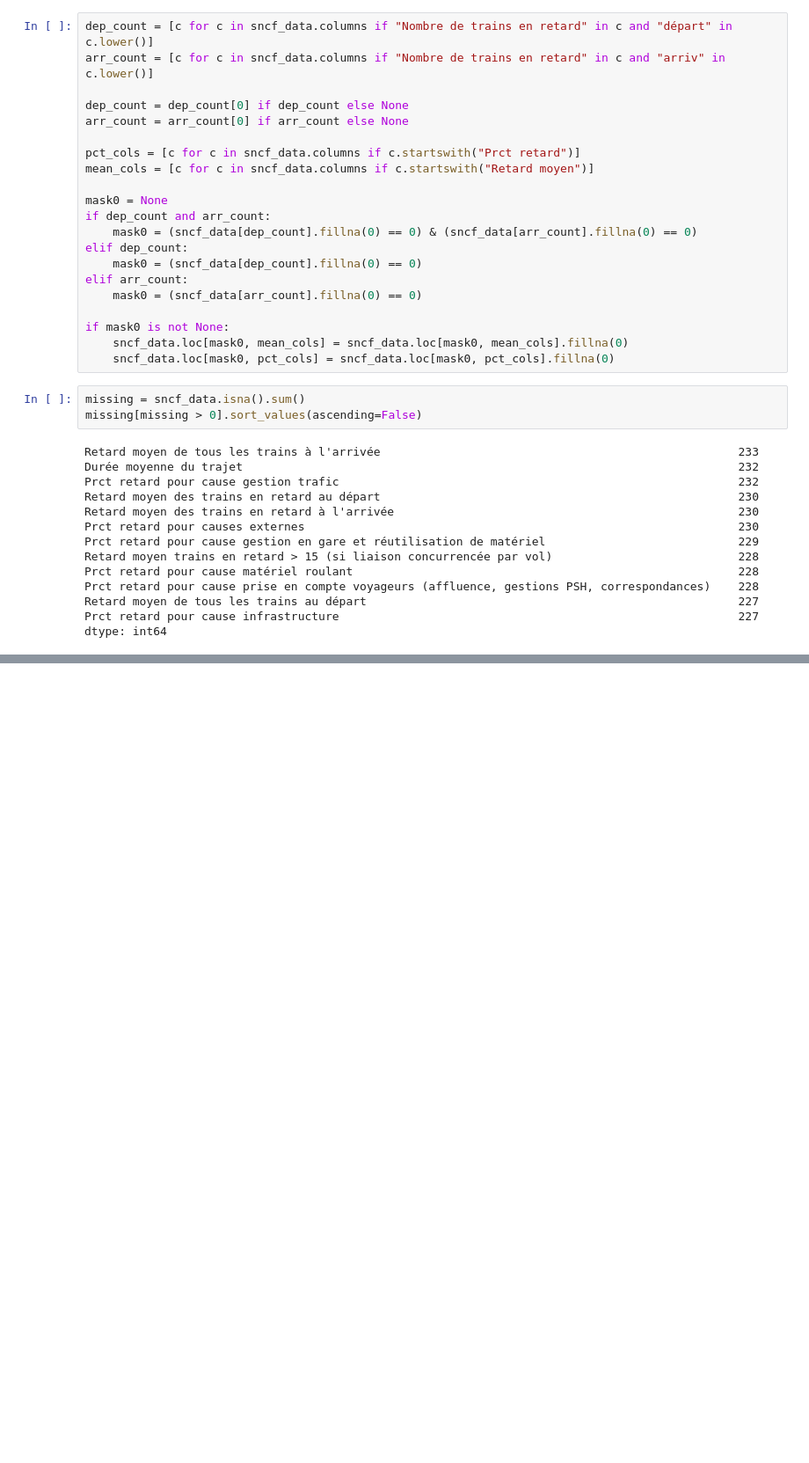
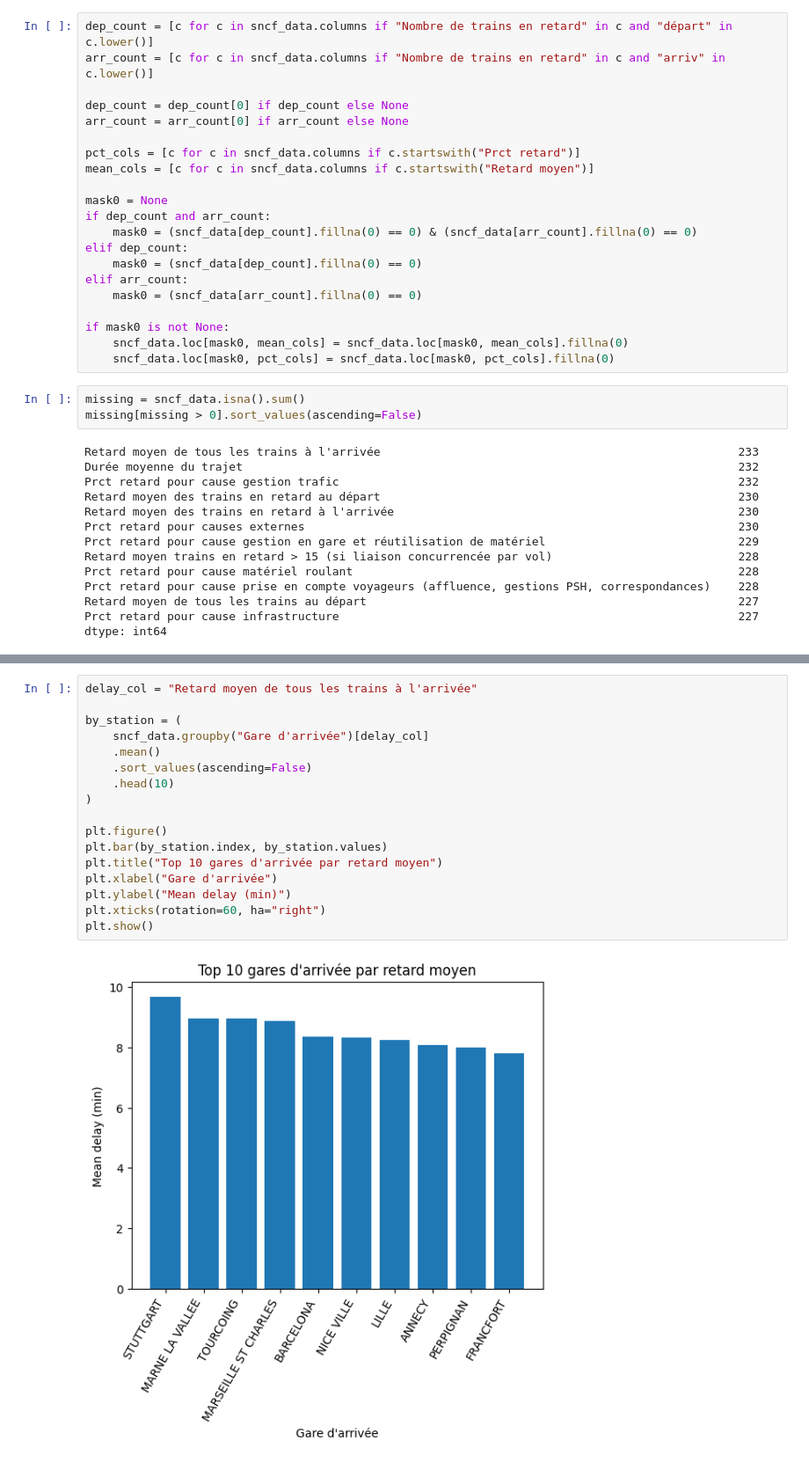
Before and after one commit to Slacknsss/Tardis-Machine-Learning, a Jupyter notebook: tardis_eda.ipynb, the cells around one changed output, grey strips where cells are left out. Shown at 88% size. Cells and saved outputs as stored; diff of their text form; blank space fills up the shorter version.

```diff
--- a/tardis_eda.ipynb
+++ b/tardis_eda.ipynb
@@ -506,0 +542,19 @@ dtype: int64
+# %%
+delay_col = "Retard moyen de tous les trains à l'arrivée"
+
+by_station = (
+    sncf_data.groupby("Gare d'arrivée")[delay_col]
+    .mean()
+    .sort_values(ascending=False)
+    .head(10)
+)
+
+plt.figure()
+plt.bar(by_station.index, by_station.values)
+plt.title("Top 10 gares d'arrivée par retard moyen")
+plt.xlabel("Gare d'arrivée")
+plt.ylabel("Mean delay (min)")
+plt.xticks(rotation=60, ha="right")
+plt.show()
+# %% [output]
+[figure, added]
```
Also changed, not shown: parts of 10 cells of this notebook.
